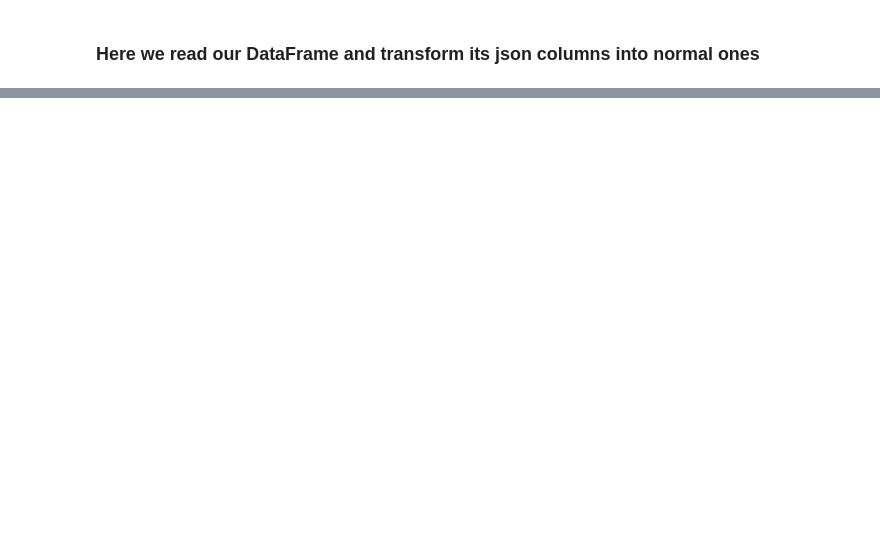
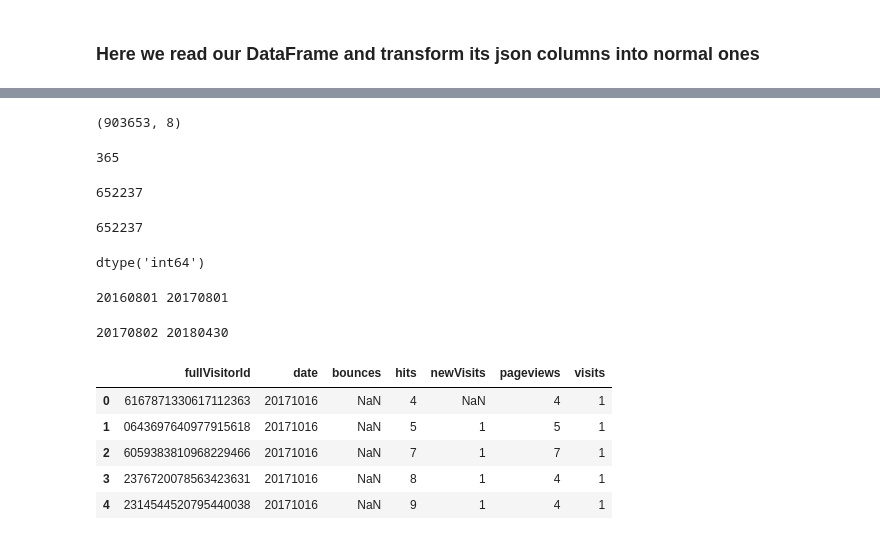
Before and after one commit to beeqb/shop_revenue_prediction, a Jupyter notebook: gstore_competition.ipynb, the cells around one changed output, grey strips where cells are left out. Cells and saved outputs as stored; diff of their text form; code cells hidden in the pictures; blank space fills up the shorter version.

```diff
--- a/gstore_competition.ipynb
+++ b/gstore_competition.ipynb
@@ -226,0 +171,37 @@ submission.head(2)
+# %%
+train.shape
+# %% [output]
+(903653, 8)
+# %%
+len(set(test_data.fullVisitorId.unique()) & set(train_rev.fullVisitorId.unique()))
+# %% [output]
+365
+# %%
+len(set(test_data.fullVisitorId.unique()) & set(submission.fullVisitorId.unique()))
+# %% [output]
+652237
+# %%
+len(set(test_data.fullVisitorId.unique()))
+# %% [output]
+652237
+# %%
+train_rev.date.dtype
+# %% [output]
+dtype('int64')
+# %%
+print(train.date.min(), train.date.max())
+# %% [output]
+20160801 20170801
+# %%
+print(test_data.date.min(), test_data.date.max())
+# %% [output]
+20170802 20180430
+# %%
+submission.head()
+# %% [output]
+|  | fullVisitorId | date | bounces | hits | newVisits | pageviews | visits |
+| 0 | 6167871330617112363 | 20171016 | NaN | 4 | NaN | 4 | 1 |
+| 1 | 0643697640977915618 | 20171016 | NaN | 5 | 1 | 5 | 1 |
+| 2 | 6059383810968229466 | 20171016 | NaN | 7 | 1 | 7 | 1 |
+| 3 | 2376720078563423631 | 20171016 | NaN | 8 | 1 | 4 | 1 |
+| 4 | 2314544520795440038 | 20171016 | NaN | 9 | 1 | 4 | 1 |
```
Also changed, not shown: parts of 48 cells of this notebook.
